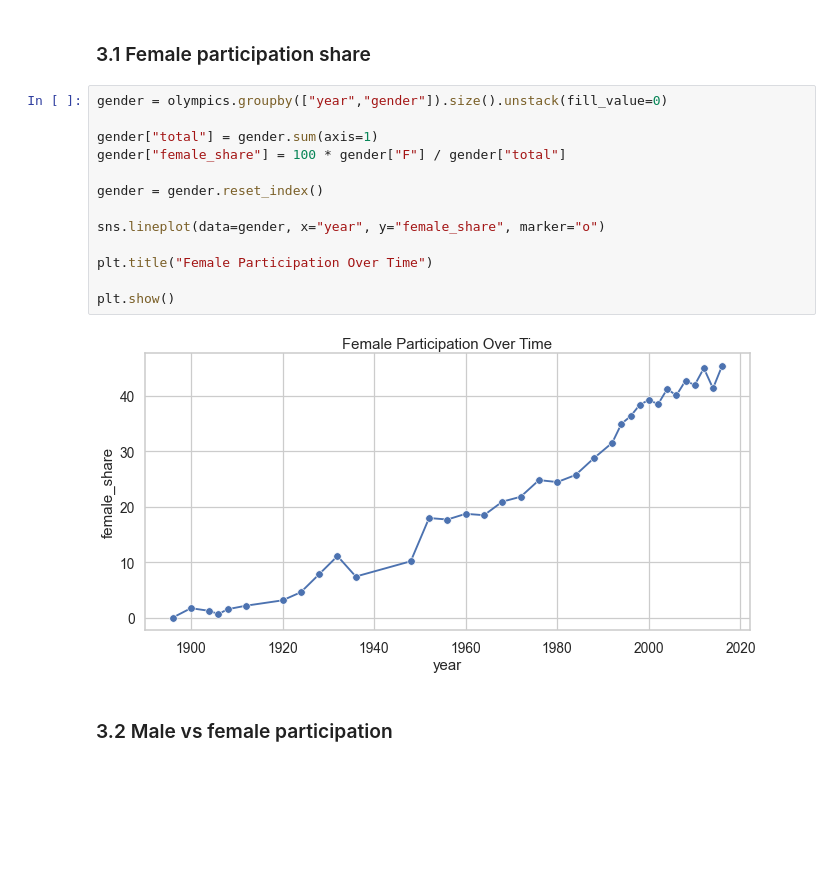
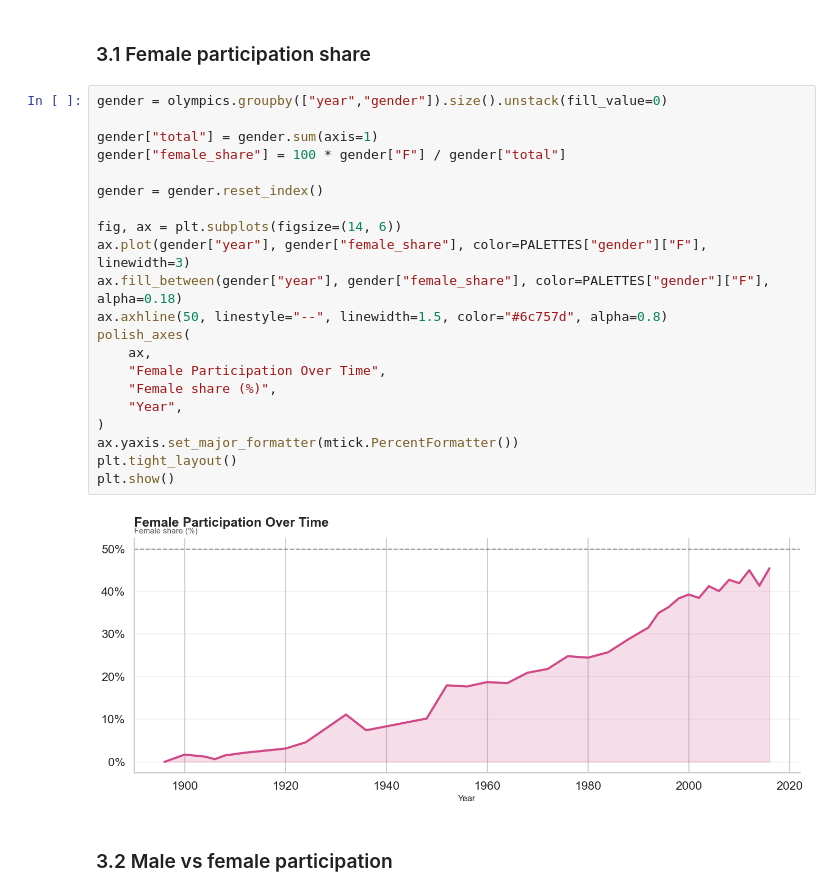
Before and after one commit to com-480-data-visualization/DataRizz, a Jupyter notebook: milestones/milestone1/eda.ipynb, the cells around one changed output. Cells and saved outputs as stored; diff of their text form; blank space fills up the shorter version.

```diff
--- a/milestones/milestone1/eda.ipynb
+++ b/milestones/milestone1/eda.ipynb
@@ -79,18 +135,26 @@ plt.show()
 # %%
 gender = olympics.groupby(["year","gender"]).size().unstack(fill_value=0)
 
 gender["total"] = gender.sum(axis=1)
 gender["female_share"] = 100 * gender["F"] / gender["total"]
 
 gender = gender.reset_index()
 
-sns.lineplot(data=gender, x="year", y="female_share", marker="o")
-
-plt.title("Female Participation Over Time")
-
+fig, ax = plt.subplots(figsize=(14, 6))
+ax.plot(gender["year"], gender["female_share"], color=PALETTES["gender"]["F"], linewidth=3)
+ax.fill_between(gender["year"], gender["female_share"], color=PALETTES["gender"]["F"], alpha=0.18)
+ax.axhline(50, linestyle="--", linewidth=1.5, color="#6c757d", alpha=0.8)
+polish_axes(
+    ax,
+    "Female Participation Over Time",
+    "Female share (%)",
+    "Year",
+)
+ax.yaxis.set_major_formatter(mtick.PercentFormatter())
+plt.tight_layout()
 plt.show()
 # %% [output]
-[figure, old version]
+[figure, new version]
 # %% [markdown]
 ### 3.2 Male vs female participation
 # %%
```
Also changed, not shown: parts of 19 cells of this notebook.
